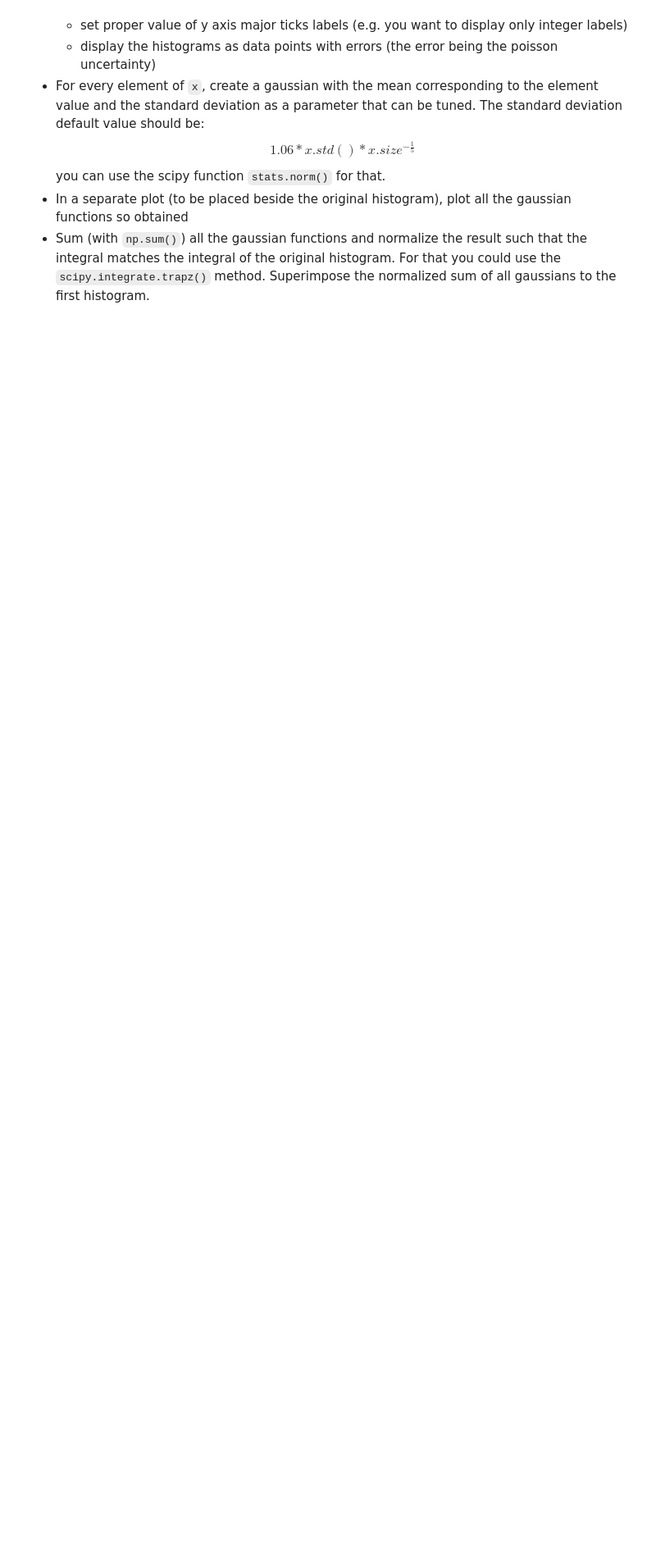
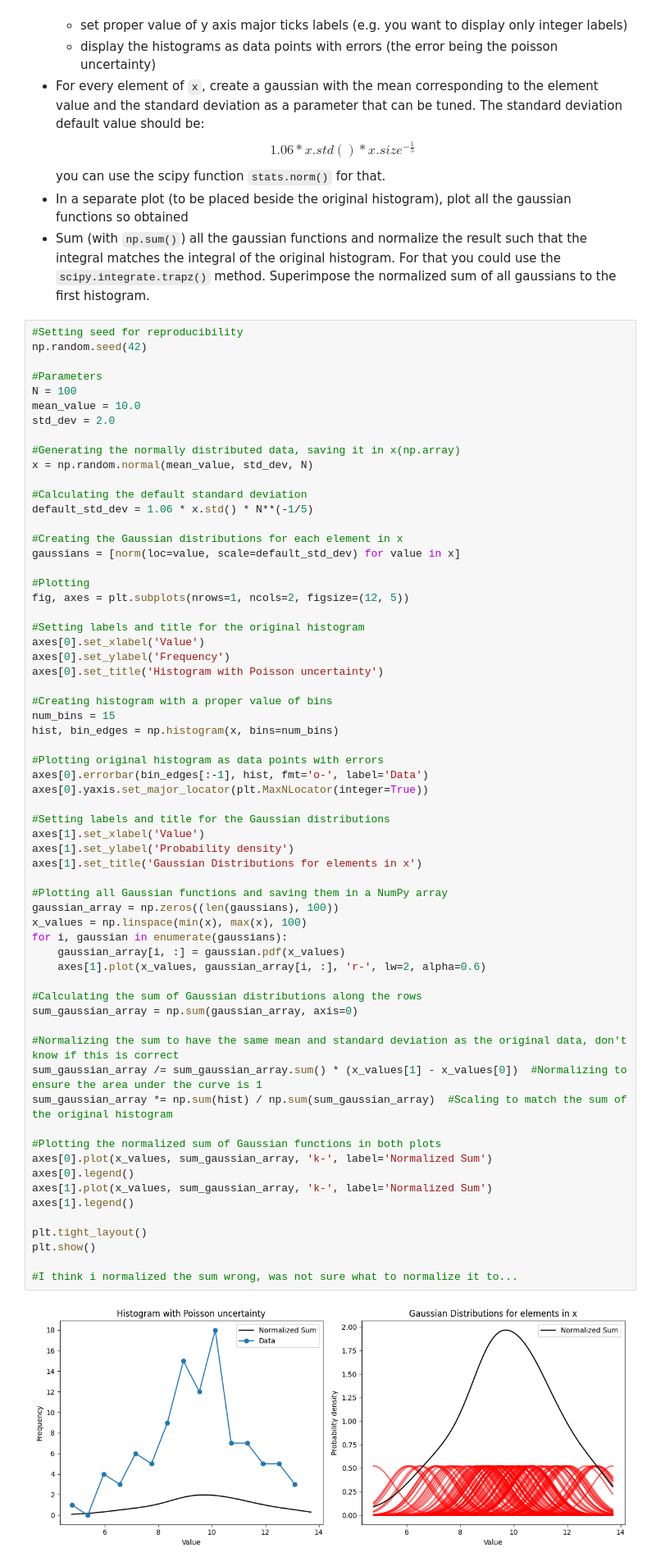
Before and after one commit to elisagg123/ScientificComputingWithPython2023, a Jupyter notebook: 07ex_visualization.ipynb, the cells around one changed output. Shown at 82% size. Cells and saved outputs as stored; diff of their text form; blank space fills up the shorter version.

```diff
--- a/07ex_visualization.ipynb
+++ b/07ex_visualization.ipynb
@@ -164,3 +172,68 @@ $$ 1.06 * x.std() * x.size ^{-\frac{1}{5}} $$
 you can use the scipy function `stats.norm()` for that.
 * In a separate plot (to be placed beside the original histogram), plot all the gaussian functions so obtained
 * Sum (with `np.sum()`) all the gaussian functions and normalize the result such that the integral matches the integral of the original histogram. For that you could use the `scipy.integrate.trapz()` method. Superimpose the normalized sum of all gaussians to the first histogram.
+# %%
+#Setting seed for reproducibility
+np.random.seed(42)
+
+#Parameters
+N = 100
+mean_value = 10.0
+std_dev = 2.0
+
+#Generating the normally distributed data, saving it in x(np.array)
+x = np.random.normal(mean_value, std_dev, N)
+
+#Calculating the default standard deviation
+default_std_dev = 1.06 * x.std() * N**(-1/5)
+
+#Creating the Gaussian distributions for each element in x
+gaussians = [norm(loc=value, scale=default_std_dev) for value in x]
+
+#Plotting
+fig, axes = plt.subplots(nrows=1, ncols=2, figsize=(12, 5))
+
+#Setting labels and title for the original histogram
+axes[0].set_xlabel('Value')
+axes[0].set_ylabel('Frequency')
+axes[0].set_title('Histogram with Poisson uncertainty')
+
+#Creating histogram with a proper value of bins
+num_bins = 15
+hist, bin_edges = np.histogram(x, bins=num_bins)
+
+#Plotting original histogram as data points with errors
+axes[0].errorbar(bin_edges[:-1], hist, fmt='o-', label='Data')
+axes[0].yaxis.set_major_locator(plt.MaxNLocator(integer=True))
+
+#Setting labels and title for the Gaussian distributions
+axes[1].set_xlabel('Value')
+axes[1].set_ylabel('Probability density')
+axes[1].set_title('Gaussian Distributions for elements in x')
+
+#Plotting all Gaussian functions and saving them in a NumPy array
+gaussian_array = np.zeros((len(gaussians), 100))
+x_values = np.linspace(min(x), max(x), 100)
+for i, gaussian in enumerate(gaussians):
+    gaussian_array[i, :] = gaussian.pdf(x_values)
+    axes[1].plot(x_values, gaussian_array[i, :], 'r-', lw=2, alpha=0.6)
+
+#Calculating the sum of Gaussian distributions along the rows
+sum_gaussian_array = np.sum(gaussian_array, axis=0)
+
+#Normalizing the sum to have the same mean and standard deviation as the original data, don't know if this is correct
+sum_gaussian_array /= sum_gaussian_array.sum() * (x_values[1] - x_values[0])  #Normalizing to ensure the area under the curve is 1
+sum_gaussian_array *= np.sum(hist) / np.sum(sum_gaussian_array)  #Scaling to match the sum of the original histogram
+
+#Plotting the normalized sum of Gaussian functions in both plots
+axes[0].plot(x_values, sum_gaussian_array, 'k-', label='Normalized Sum')
+axes[0].legend()
+axes[1].plot(x_values, sum_gaussian_array, 'k-', label='Normalized Sum')
+axes[1].legend()
+
+plt.tight_layout()
+plt.show()
+
+#I think i normalized the sum wrong, was not sure what to normalize it to...
+# %% [output]
+[figure, added]
```
Also changed, not shown: parts of 3 cells of this notebook, 7 other files.
